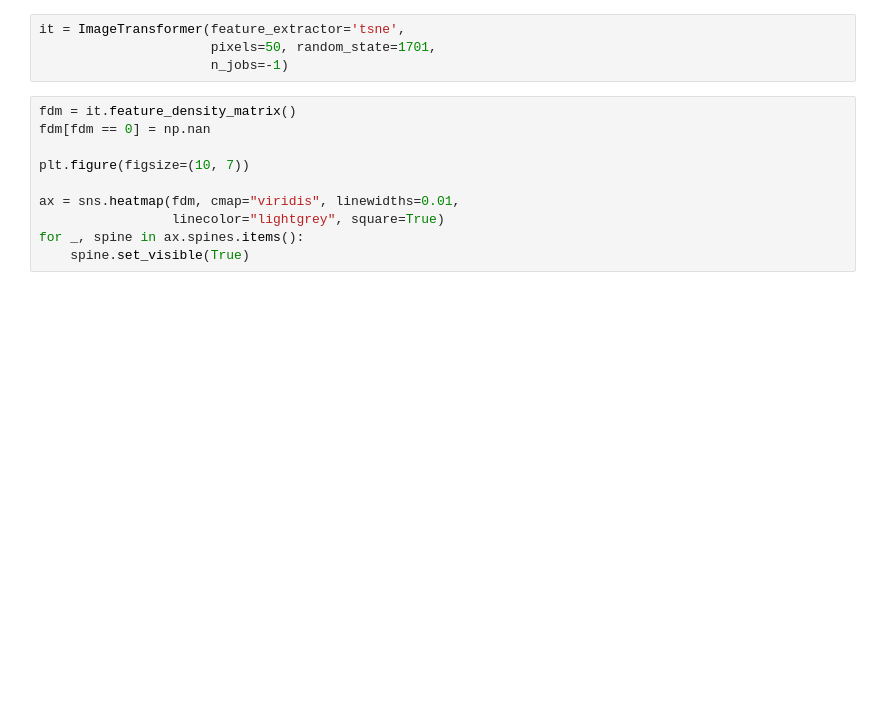
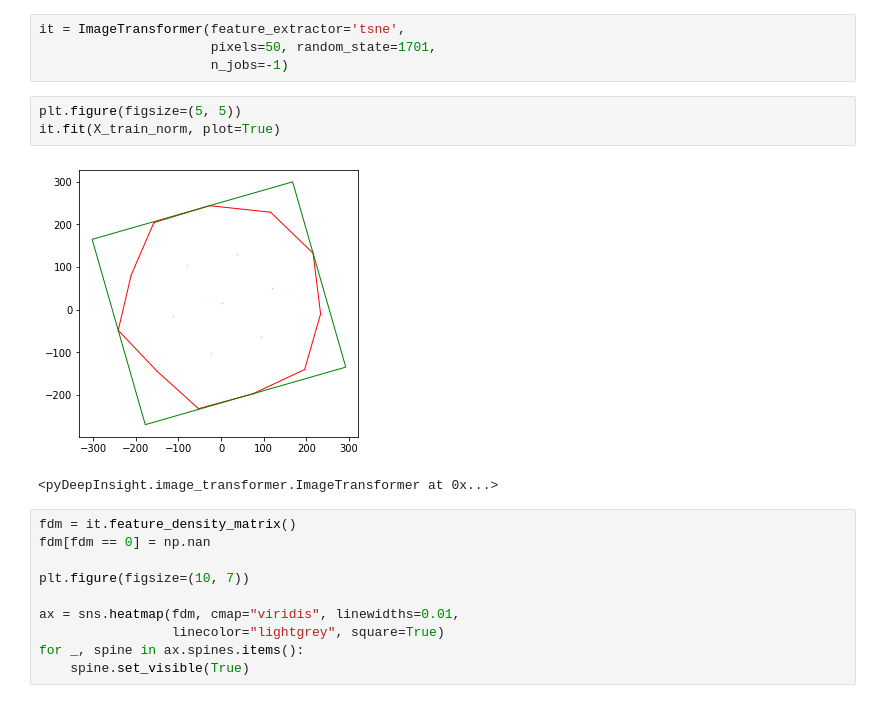
Before and after one commit to sinofeng/deep-SDN, a Jupyter notebook: SDN_Traffic_Classification_using_Deep_Learning.ipynb, the cells around one changed output. Saved outputs shown, nothing was run; the diff lists cells and outputs as text; blank space fills up the shorter version.

```diff
--- a/SDN_Traffic_Classification_using_Deep_Learning.ipynb
+++ b/SDN_Traffic_Classification_using_Deep_Learning.ipynb
@@ -258,6 +268,12 @@ X_test_norm = ln.transform(X_test)
 it = ImageTransformer(feature_extractor='tsne',
                       pixels=50, random_state=1701,
                       n_jobs=-1)
+# %%
+plt.figure(figsize=(5, 5))
+it.fit(X_train_norm, plot=True)
+# %% [output]
+[figure, added]
+<pyDeepInsight.image_transformer.ImageTransformer at 0x...>
 # %%
 fdm = it.feature_density_matrix()
 fdm[fdm == 0] = np.nan
```
Also changed, not shown: parts of 12 cells of this notebook.
